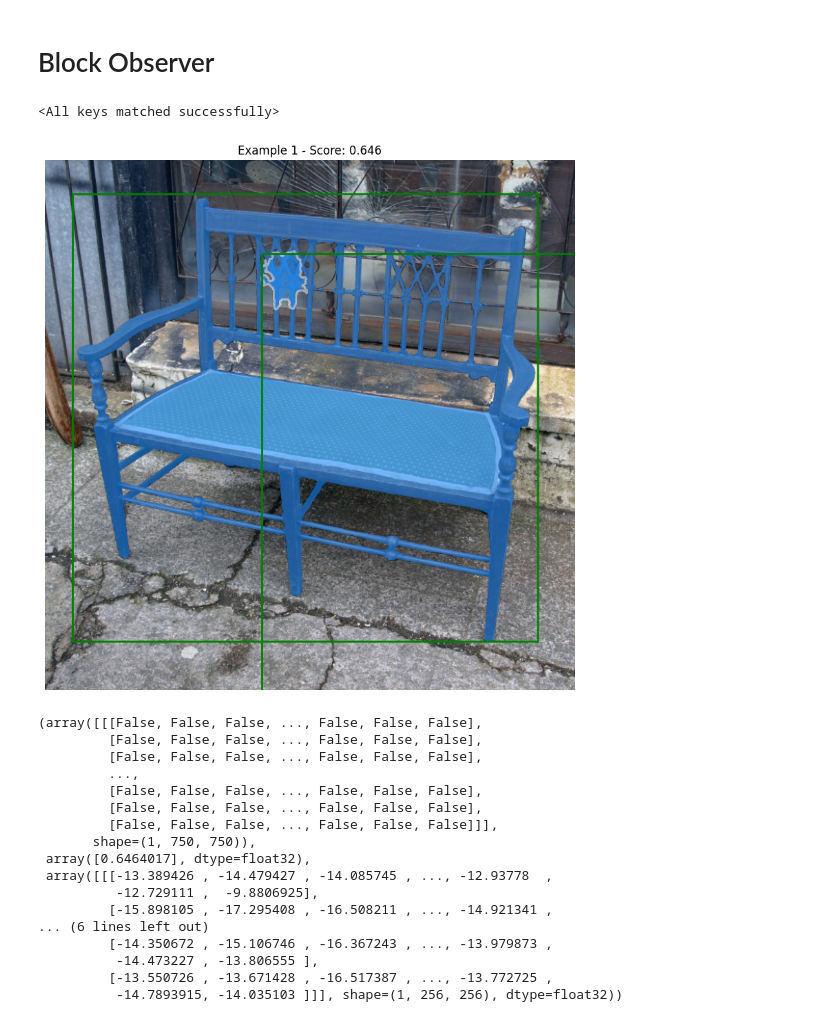
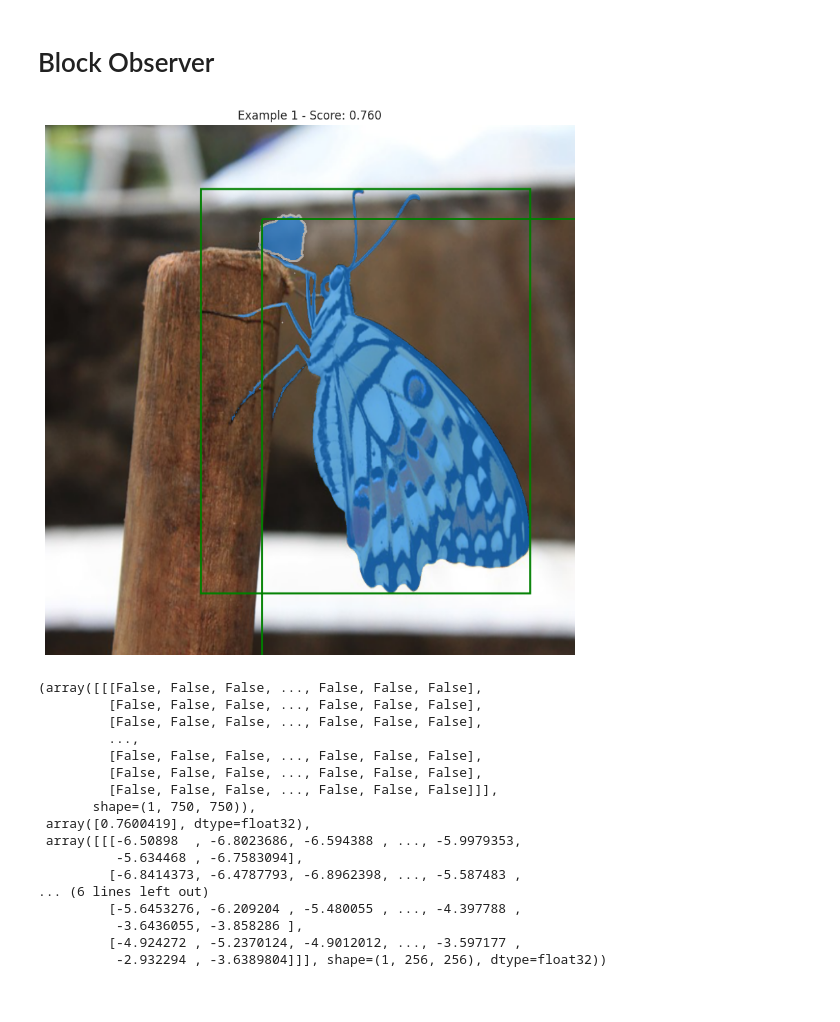
Before and after one commit to hchautran/SAM_Quantization, a Jupyter notebook: notebook.ipynb, the cells around one changed output. Saved outputs shown, nothing was run; the diff lists cells and outputs as text; code cells hidden in the pictures.

```diff
--- a/notebook.ipynb
+++ b/notebook.ipynb
@@ -564,36 +561,39 @@ def apply_energy_observer(model:nn.Module):
         elif module_names[-1] == 'attn':
             module.__class__ = AttnObserver
 # %%
+from segment_anything import SamPredictor
+
 model_type = 'vit_l'
-checkpoint_path= '/u/ctran3/Sam_quantization/pretrained_checkpoint/sam_hq_vit_l.pth'
+checkpoint_path= '/u/ctran3/Sam_quantization/pretrained_checkpoint/sam_vit_l_0b3195.pth'
 observer = EnergyObserver(module_list=(nn.Linear,))
 
+# Use build_sam_hq for SAM-HQ checkpoints instead of sam_model_registry
 sam = sam_model_registry[model_type](checkpoint=checkpoint_path).to('cuda')
 predictor = SamPredictor(sam)
 observer.register_energy_hook(predictor.model)
 
 # inference video
 apply_energy_observer(predictor.model)
 
-observer.inference_image(predictor, show_image=True, image_dir='demo/hq_sam_result/example2_0.png')
+sample_idx=1
+observer.inference_image(predictor, show_image=True, image_dir=f'demo/hq_sam_result/example{sample_idx}_0.png')
 # %% [output]
+[figure, new version]
-<All keys matched successfully>
+(array([[[False, False, False, ..., False, False, False],
+         [False, False, False, ..., False, False, False],
+         [False, False, False, ..., False, False, False],
+         ...,
+         [False, False, False, ..., False, False, False],
+         [False, False, False, ..., False, False, False],
+         [False, False, False, ..., False, False, False]]],
+       shape=(1, 750, 750)),
+ array([0.7600419], dtype=float32),
+ array([[[-6.50898  , -6.8023686, -6.594388 , ..., -5.9979353,
+          -5.634468 , -6.7583094],
+         [-6.8414373, -6.4787793, -6.8962398, ..., -5.587483 ,
+... (6 lines left out)
+         [-5.6453276, -6.209204 , -5.480055 , ..., -4.397788 ,
+          -3.6436055, -3.858286 ],
+         [-4.924272 , -5.2370124, -4.9012012, ..., -3.597177 ,
+          -2.932294 , -3.6389804]]], shape=(1, 256, 256), dtype=float32))
-[figure, old version]
-(array([[[False, False, False, ..., False, False, False],
-         [False, False, False, ..., False, False, False],
-         [False, False, False, ..., False, False, False],
-         ...,
-         [False, False, False, ..., False, False, False],
-         [False, False, False, ..., False, False, False],
-         [False, False, False, ..., False, False, False]]],
-       shape=(1, 750, 750)),
- array([0.6464017], dtype=float32),
- array([[[-13.389426 , -14.479427 , -14.085745 , ..., -12.93778  ,
-          -12.729111 ,  -9.8806925],
-         [-15.898105 , -17.295408 , -16.508211 , ..., -14.921341 ,
-... (6 lines left out)
-         [-14.350672 , -15.106746 , -16.367243 , ..., -13.979873 ,
-          -14.473227 , -13.806555 ],
-         [-13.550726 , -13.671428 , -16.517387 , ..., -13.772725 ,
-          -14.7893915, -14.035103 ]]], shape=(1, 256, 256), dtype=float32))
 # %%
```
Also changed, not shown: parts of 8 cells of this notebook, 18 other files.
